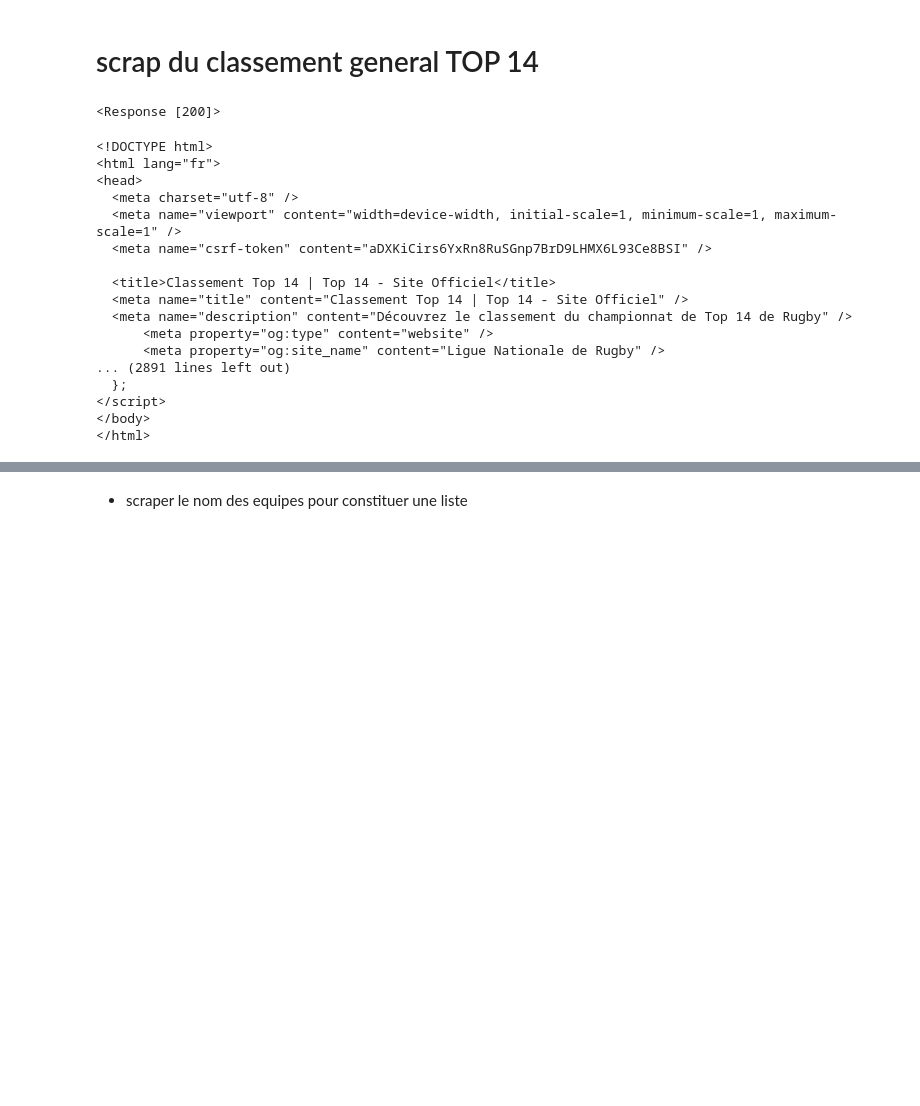
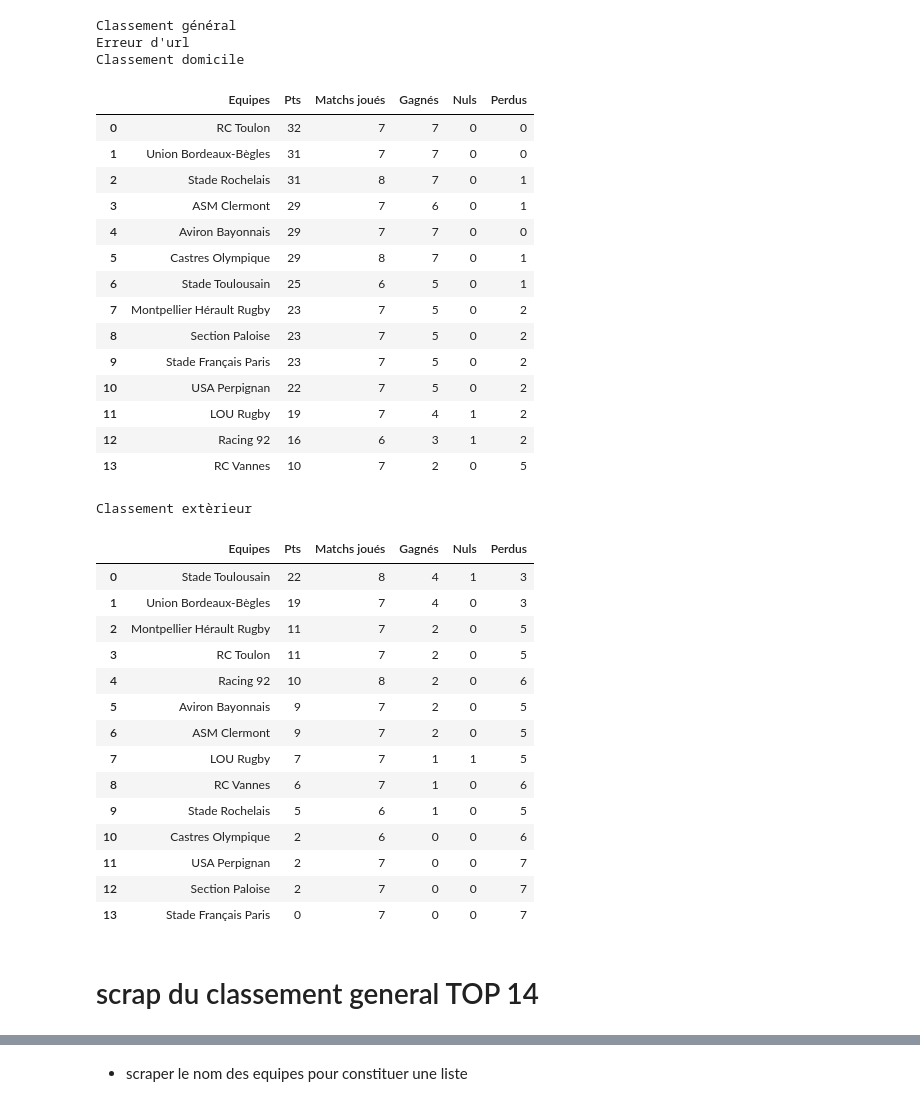
Before and after one commit to gentalex/rugby3, a Jupyter notebook: Stats_classement_aurel.ipynb, the cells around one changed output, grey strips where cells are left out. Cells and saved outputs as stored; diff of their text form; code cells hidden in the pictures; blank space fills up the shorter version.

Commit message:
Finalisation fonction classement. OK pour les trois.

```diff
--- a/Stats_classement_aurel.ipynb
+++ b/Stats_classement_aurel.ipynb
@@ -6,3 +80,47 @@ import pandas as pd
+# %%
+# urls = ["https://top14.lnr.fr/classement", "https://top14.lnr.fr/classement/domicile", "https://top14.lnr.fr/classement/exterieur"]
+
+dico_urls = {"https://top14.lnr.fr/classement": "Classement général", "https://top14.lnr.fr/classement/domicile": "Classement domicile", "https://top14.lnr.fr/classement/exterieur": "Classement extèrieur"}
+for url in dico_urls.keys():
+    dico_urls[url]
+    print(dico_urls[url])
+    # print(url)
+    fn_affichage_classements(url)
+# %% [output]
+Classement général
+Erreur d'url
+Classement domicile
+|  | Equipes | Pts | Matchs joués | Gagnés | Nuls | Perdus |
+| 0 | RC Toulon | 32 | 7 | 7 | 0 | 0 |
+| 1 | Union Bordeaux-Bègles | 31 | 7 | 7 | 0 | 0 |
+| 2 | Stade Rochelais | 31 | 8 | 7 | 0 | 1 |
+| 3 | ASM Clermont | 29 | 7 | 6 | 0 | 1 |
+| 4 | Aviron Bayonnais | 29 | 7 | 7 | 0 | 0 |
+| 5 | Castres Olympique | 29 | 8 | 7 | 0 | 1 |
+| 6 | Stade Toulousain | 25 | 6 | 5 | 0 | 1 |
+| 7 | Montpellier Hérault Rugby | 23 | 7 | 5 | 0 | 2 |
+| 8 | Section Paloise | 23 | 7 | 5 | 0 | 2 |
+| 9 | Stade Français Paris | 23 | 7 | 5 | 0 | 2 |
+| 10 | USA Perpignan | 22 | 7 | 5 | 0 | 2 |
+| 11 | LOU Rugby | 19 | 7 | 4 | 1 | 2 |
+| 12 | Racing 92 | 16 | 6 | 3 | 1 | 2 |
+| 13 | RC Vannes | 10 | 7 | 2 | 0 | 5 |
+Classement extèrieur
+|  | Equipes | Pts | Matchs joués | Gagnés | Nuls | Perdus |
+| 0 | Stade Toulousain | 22 | 8 | 4 | 1 | 3 |
+| 1 | Union Bordeaux-Bègles | 19 | 7 | 4 | 0 | 3 |
+| 2 | Montpellier Hérault Rugby | 11 | 7 | 2 | 0 | 5 |
+| 3 | RC Toulon | 11 | 7 | 2 | 0 | 5 |
+| 4 | Racing 92 | 10 | 8 | 2 | 0 | 6 |
+| 5 | Aviron Bayonnais | 9 | 7 | 2 | 0 | 5 |
+| 6 | ASM Clermont | 9 | 7 | 2 | 0 | 5 |
+| 7 | LOU Rugby | 7 | 7 | 1 | 1 | 5 |
+| 8 | RC Vannes | 6 | 7 | 1 | 0 | 6 |
+| 9 | Stade Rochelais | 5 | 6 | 1 | 0 | 5 |
+| 10 | Castres Olympique | 2 | 6 | 0 | 0 | 6 |
+| 11 | USA Perpignan | 2 | 7 | 0 | 0 | 7 |
+| 12 | Section Paloise | 2 | 7 | 0 | 0 | 7 |
+| 13 | Stade Français Paris | 0 | 7 | 0 | 0 | 7 |
 # %% [markdown]
 # scrap du classement general TOP 14
 # %%
@@ -11,29 +129,9 @@ url = requests.get("https://top14.lnr.fr/classement")
 # %%
 # j'affiche la réponse, si 200 = OK
-url
+# url
-# %% [output]
-<Response [200]>
 # %%
 # j'utilise .text sur ma variable afin d'afficher son contenu
-print(url.text)
+# print(url.text)
-# %% [output]
-<!DOCTYPE html>
-<html lang="fr">
-<head>
-  <meta charset="utf-8" />
-  <meta name="viewport" content="width=device-width, initial-scale=1, minimum-scale=1, maximum-scale=1" />
-  <meta name="csrf-token" content="aDXKiCirs6YxRn8RuSGnp7BrD9LHMX6L93Ce8BSI" />
-
-  <title>Classement Top 14 | Top 14 - Site Officiel</title>
-  <meta name="title" content="Classement Top 14 | Top 14 - Site Officiel" />
-  <meta name="description" content="Découvrez le classement du championnat de Top 14 de Rugby" />
-      <meta property="og:type" content="website" />
-      <meta property="og:site_name" content="Ligue Nationale de Rugby" />
-... (2891 lines left out)
-  };
-</script>
-</body>
-</html>
 # %%
 # je crée une variable soup surn laquelle j'applique BeautifulSoup
 # avec en paramètre url.text et je découpe avec html.parser
```
Also changed, not shown: parts of 29 cells of this notebook.
